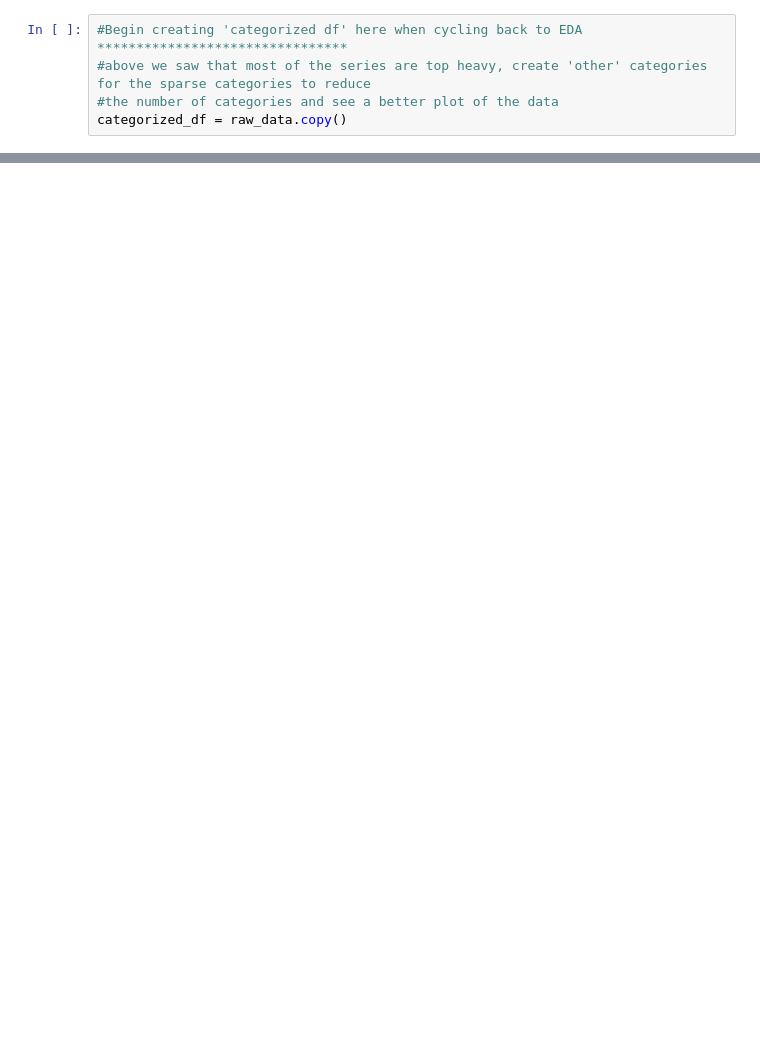
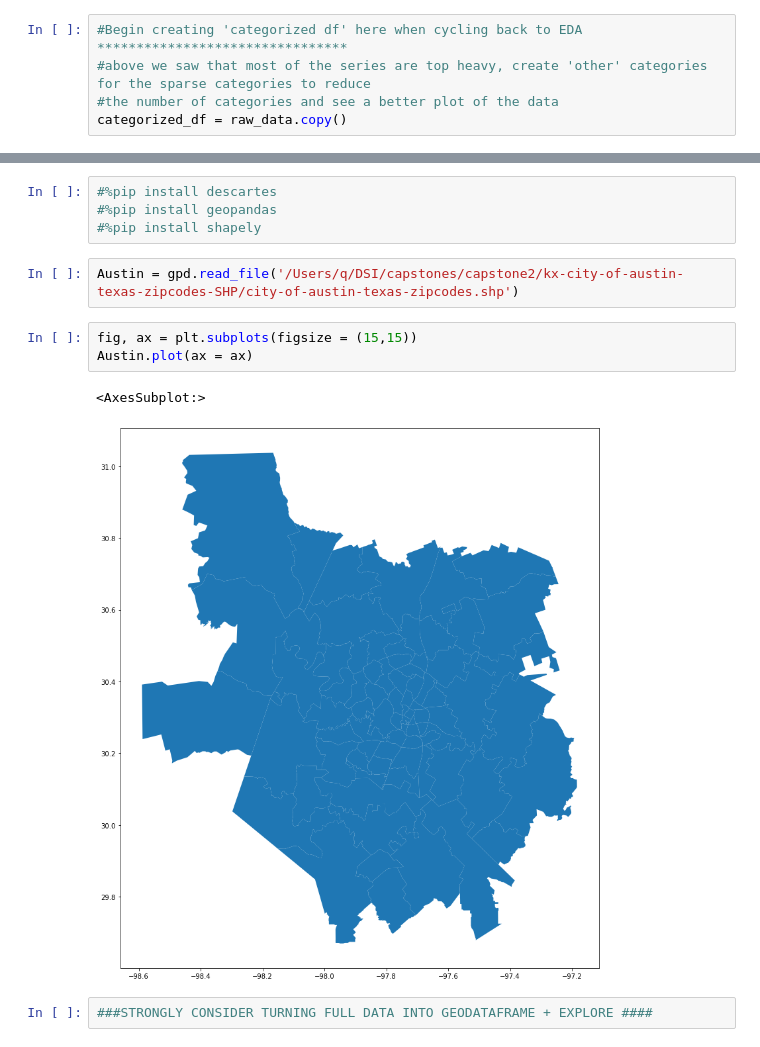
Before and after one commit to qnchenry-q/Crime_Instance_Analysis, a Jupyter notebook: EDA.ipynb, the cells around one changed output, grey strips where cells are left out. Cells and saved outputs as stored; diff of their text form; blank space fills up the shorter version.

```diff
--- a/EDA.ipynb
+++ b/EDA.ipynb
@@ -147,0 +262,14 @@ NameError: name 'pd' is not defined
+# %%
+#%pip install descartes
+#%pip install geopandas
+#%pip install shapely
+# %%
+Austin = gpd.read_file('/Users/q/DSI/capstones/capstone2/kx-city-of-austin-texas-zipcodes-SHP/city-of-austin-texas-zipcodes.shp')
+# %%
+fig, ax = plt.subplots(figsize = (15,15))
+Austin.plot(ax = ax)
+# %% [output]
+<AxesSubplot:>
+[figure, added]
+# %%
+###STRONGLY CONSIDER TURNING FULL DATA INTO GEODATAFRAME + EXPLORE ####
```
Also changed, not shown: parts of 19 cells of this notebook, 1 other file.
